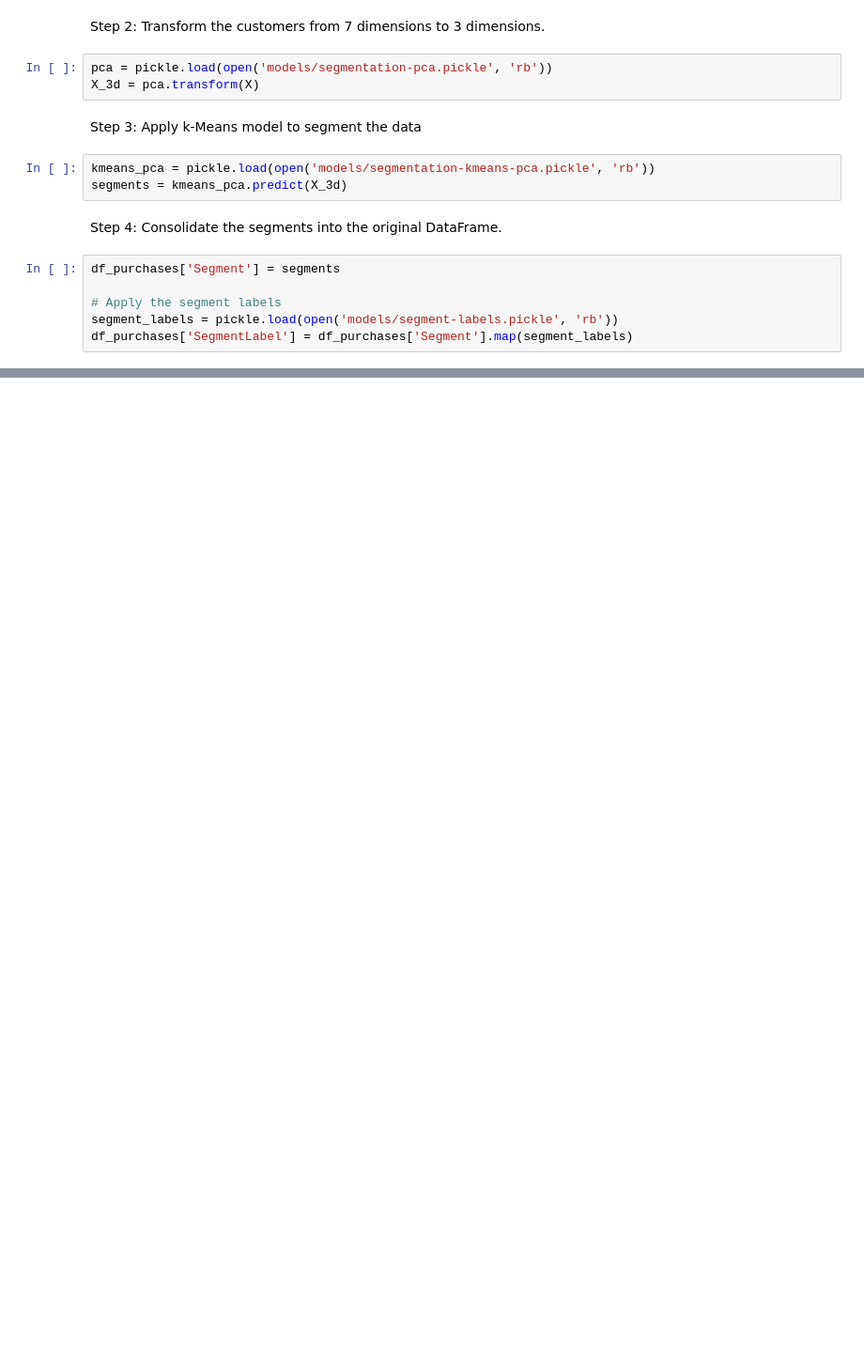
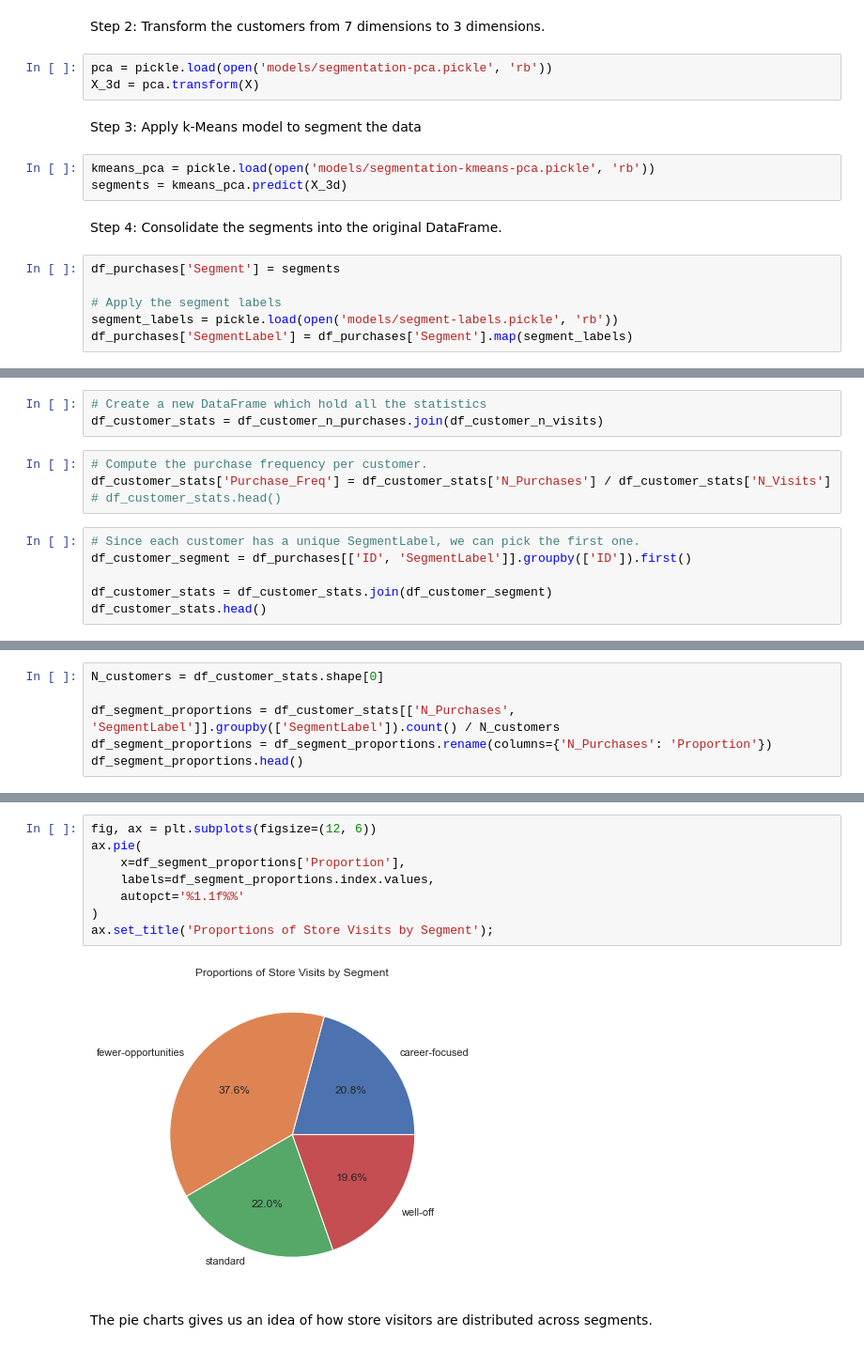
Before and after one commit to sheikhomar/customer-analytics, a Jupyter notebook: purchase_data_analysis.ipynb, the cells around one changed output, grey strips where cells are left out. Shown: that part at 94% size. Drawn from its saved outputs; the diff is of its cells as text; blank space fills up the shorter version.

```diff
--- a/purchase_data_analysis.ipynb
+++ b/purchase_data_analysis.ipynb
@@ -107,0 +122,13 @@ df_purchases['SegmentLabel'] = df_purchases['Segment'].map(segment_labels)
+# %%
+# Create a new DataFrame which hold all the statistics
+df_customer_stats = df_customer_n_purchases.join(df_customer_n_visits)
+# %%
+# Compute the purchase frequency per customer.
+df_customer_stats['Purchase_Freq'] = df_customer_stats['N_Purchases'] / df_customer_stats['N_Visits']
+# df_customer_stats.head()
+# %%
+# Since each customer has a unique SegmentLabel, we can pick the first one.
+df_customer_segment = df_purchases[['ID', 'SegmentLabel']].groupby(['ID']).first()
+
+df_customer_stats = df_customer_stats.join(df_customer_segment)
+df_customer_stats.head()
@@ -107,0 +145,6 @@ df_purchases['SegmentLabel'] = df_purchases['Segment'].map(segment_labels)
+# %%
+N_customers = df_customer_stats.shape[0]
+
+df_segment_proportions = df_customer_stats[['N_Purchases', 'SegmentLabel']].groupby(['SegmentLabel']).count() / N_customers
+df_segment_proportions = df_segment_proportions.rename(columns={'N_Purchases': 'Proportion'})
+df_segment_proportions.head()
@@ -107,0 +158,12 @@ df_purchases['SegmentLabel'] = df_purchases['Segment'].map(segment_labels)
+# %%
+fig, ax = plt.subplots(figsize=(12, 6))
+ax.pie(
+    x=df_segment_proportions['Proportion'],
+    labels=df_segment_proportions.index.values,
+    autopct='%1.1f%%'
+)
+ax.set_title('Proportions of Store Visits by Segment');
+# %% [output]
+[figure, added]
+# %% [markdown]
+The pie charts gives us an idea of how store visitors are distributed across segments.
```
Also changed, not shown: parts of 10 cells of this notebook.
